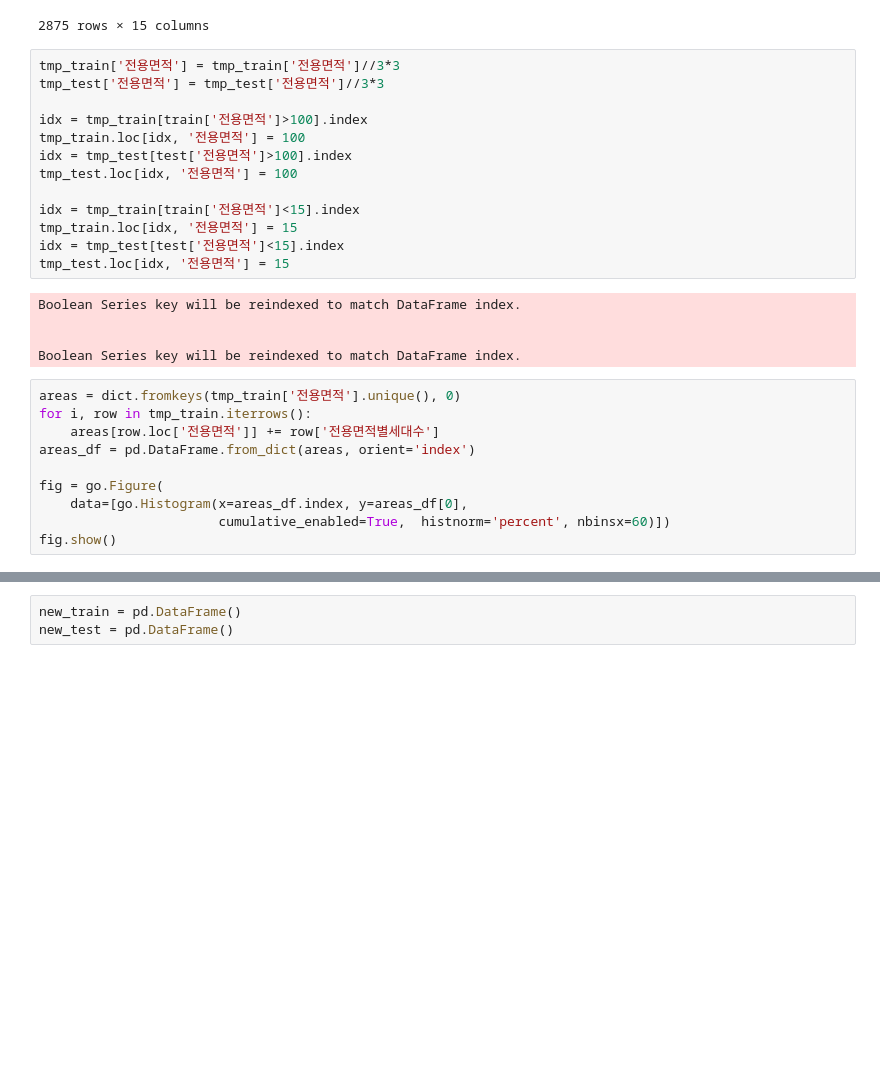
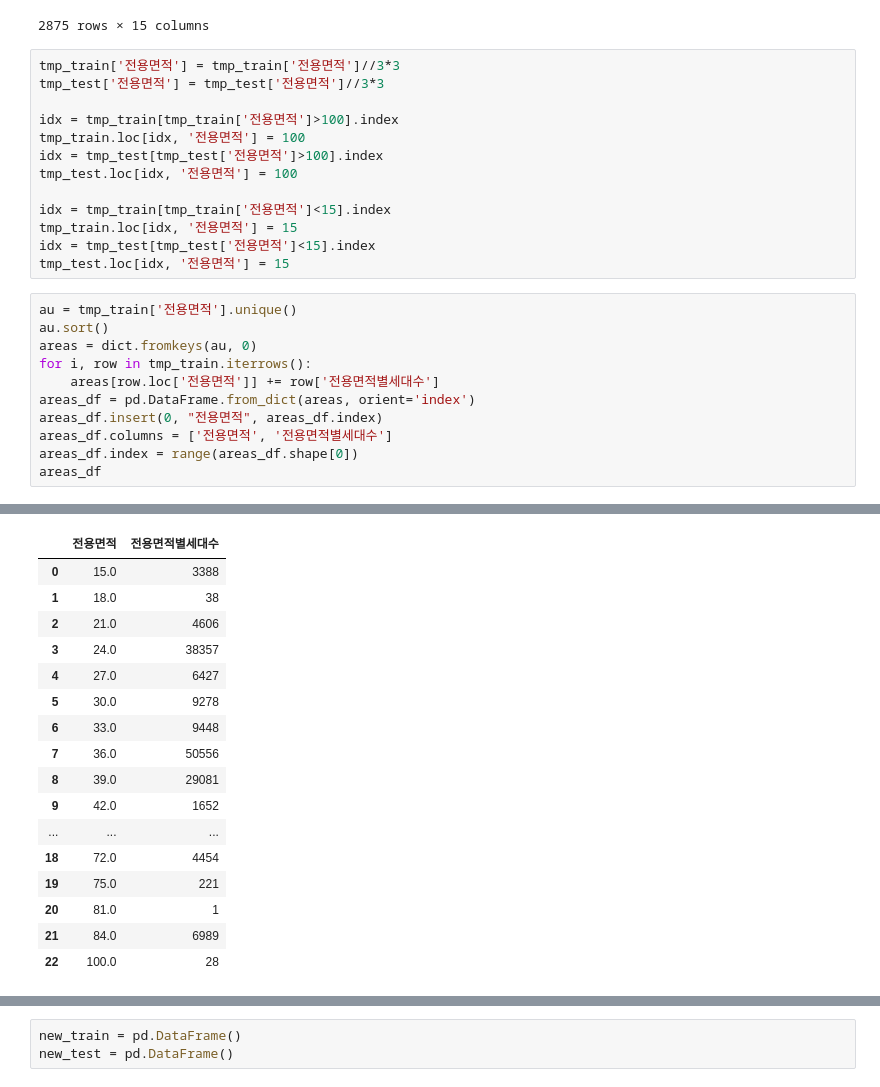
Before and after one commit to gogooma9/-_of_park, a Jupyter notebook: goguma7/cat_baseline/cat_baseline.ipynb, the cells around one changed output, grey strips where cells are left out. Cells and saved outputs as stored; diff of their text form; blank space fills up the shorter version.

```diff
--- a/goguma7/cat_baseline/cat_baseline.ipynb
+++ b/goguma7/cat_baseline/cat_baseline.ipynb
@@ -297,28 +297,24 @@ tmp_train
 tmp_train['전용면적'] = tmp_train['전용면적']//3*3
 tmp_test['전용면적'] = tmp_test['전용면적']//3*3
 
-idx = tmp_train[train['전용면적']>100].index
+idx = tmp_train[tmp_train['전용면적']>100].index
 tmp_train.loc[idx, '전용면적'] = 100
-idx = tmp_test[test['전용면적']>100].index
+idx = tmp_test[tmp_test['전용면적']>100].index
 tmp_test.loc[idx, '전용면적'] = 100
 
-idx = tmp_train[train['전용면적']<15].index
+idx = tmp_train[tmp_train['전용면적']<15].index
 tmp_train.loc[idx, '전용면적'] = 15
-idx = tmp_test[test['전용면적']<15].index
+idx = tmp_test[tmp_test['전용면적']<15].index
 tmp_test.loc[idx, '전용면적'] = 15
-# %% [output]
-Boolean Series key will be reindexed to match DataFrame index.
-
-
-Boolean Series key will be reindexed to match DataFrame index.
 # %%
-areas = dict.fromkeys(tmp_train['전용면적'].unique(), 0)
+au = tmp_train['전용면적'].unique()
+au.sort()
+areas = dict.fromkeys(au, 0)
 for i, row in tmp_train.iterrows():
     areas[row.loc['전용면적']] += row['전용면적별세대수']
 areas_df = pd.DataFrame.from_dict(areas, orient='index')
-
-fig = go.Figure(
-    data=[go.Histogram(x=areas_df.index, y=areas_df[0],
-                       cumulative_enabled=True,  histnorm='percent', nbinsx=60)])
-fig.show()
+areas_df.insert(0, "전용면적", areas_df.index)
+areas_df.columns = ['전용면적', '전용면적별세대수']
+areas_df.index = range(areas_df.shape[0])
+areas_df
 # %% [output]
@@ -325,0 +321,17 @@ fig.show()
+|  | 전용면적 | 전용면적별세대수 |
+| 0 | 15.0 | 3388 |
+| 1 | 18.0 | 38 |
+| 2 | 21.0 | 4606 |
+| 3 | 24.0 | 38357 |
+| 4 | 27.0 | 6427 |
+| 5 | 30.0 | 9278 |
+| 6 | 33.0 | 9448 |
+| 7 | 36.0 | 50556 |
+| 8 | 39.0 | 29081 |
+| 9 | 42.0 | 1652 |
+| ... | ... | ... |
+| 18 | 72.0 | 4454 |
+| 19 | 75.0 | 221 |
+| 20 | 81.0 | 1 |
+| 21 | 84.0 | 6989 |
+| 22 | 100.0 | 28 |
```
Also changed, not shown: parts of 19 cells of this notebook, 1 other file.
